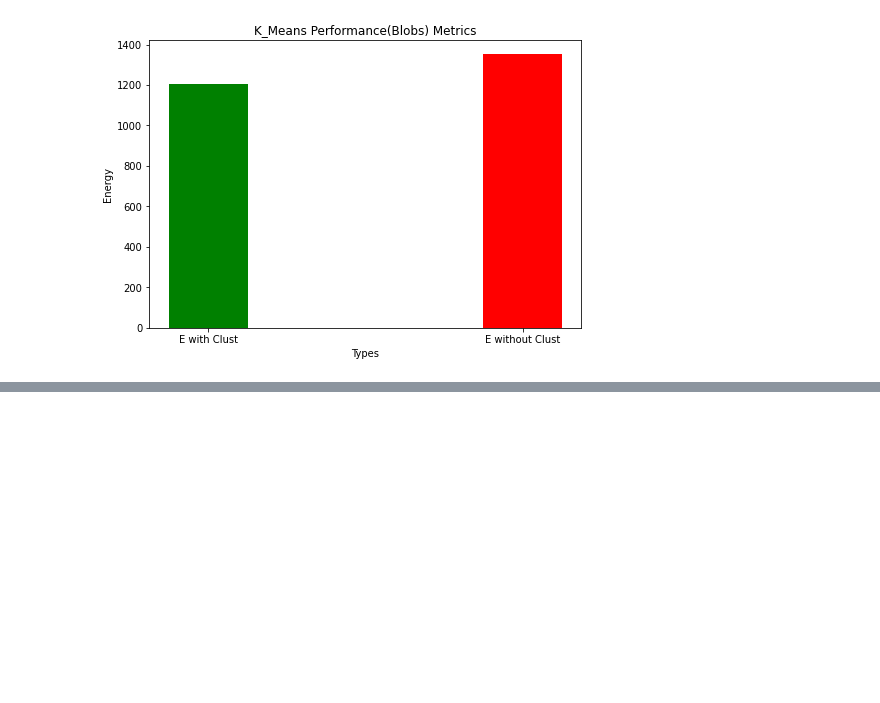
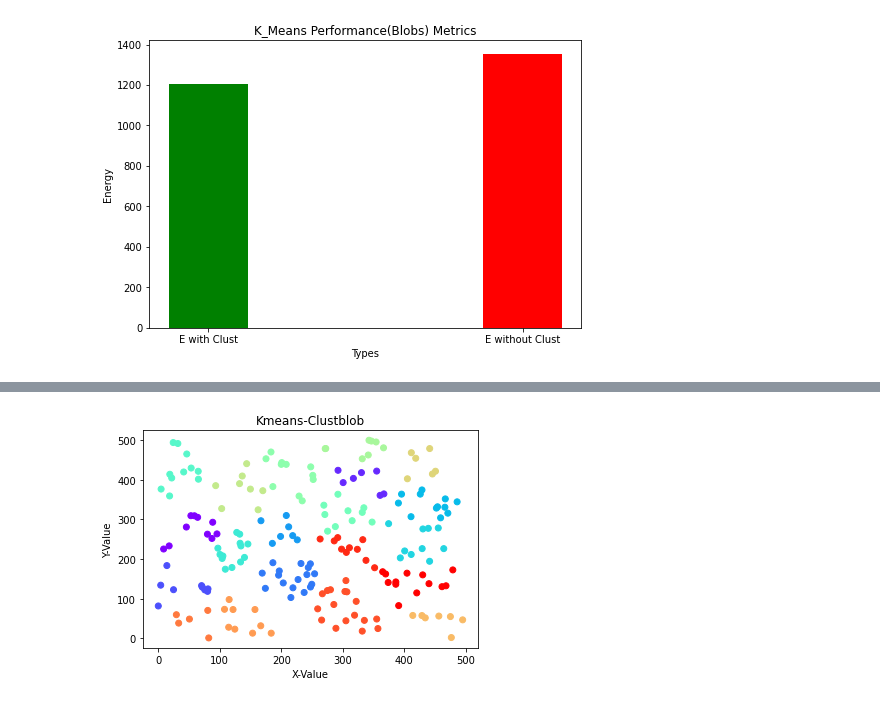
Before and after one commit to HarshitCodex/WSN-Clustering, a Jupyter notebook: K_Means/wsn_clust_blobs.ipynb, the cells around one changed output, grey strips where cells are left out. Saved outputs shown, nothing was run; the diff lists cells and outputs as text; code cells hidden in the pictures; blank space fills up the shorter version.

```diff
--- a/K_Means/wsn_clust_blobs.ipynb
+++ b/K_Means/wsn_clust_blobs.ipynb
@@ -233,0 +276,2 @@ plt.show()
+# %%
+y = np.array(y)
@@ -233,0 +298,4 @@ plt.show()
+# %%
+X_inputs = y[:,1:3]
+y_weights = y[:,3]
+print(X_inputs,y_weights)
@@ -233,0 +320,3 @@ plt.show()
+# %%
+num_clust = len(x)//10
+num_clust
@@ -233,0 +325,8 @@ plt.show()
+# %%
+kmw = KMeans(
+    n_clusters=num_clust
+    ,init='random',
+    n_init=10,max_iter=300,
+    tol=1e-04,random_state=0
+)
+y_kmw = kmw.fit_predict(X_inputs,y_weights)
@@ -233,0 +348,10 @@ plt.show()
+# %%
+plt.scatter(X_inputs[:,0],X_inputs[:,1],c=y_kmw,cmap = 'rainbow')
+plt.title("Kmeans-Clustblob")
+plt.xlabel("X-Value")
+plt.ylabel("Y-Value")
+plt.show()
+# plt.savefig("kmeans_blob.jpg")
+# plt.legend()
+# %% [output]
+[figure, added]
```
Also changed, not shown: parts of 26 cells of this notebook, 8 other files.
